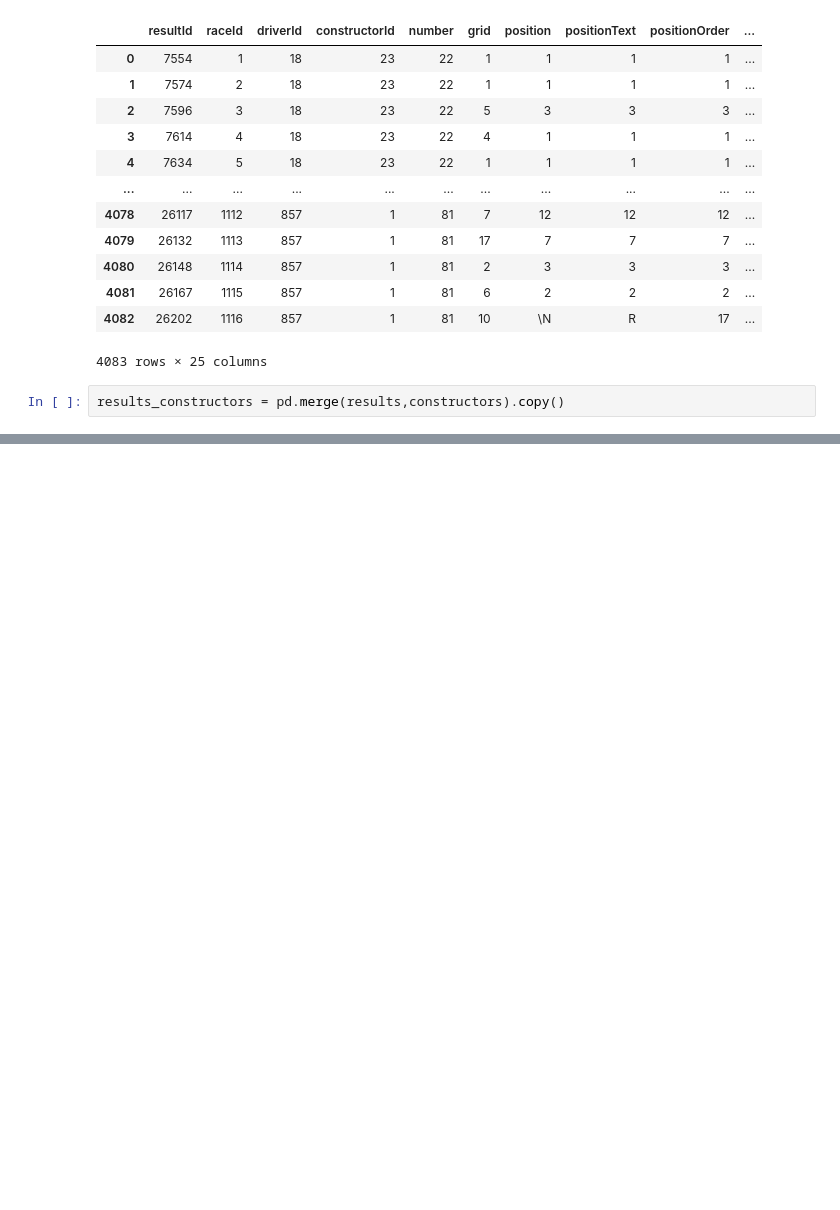
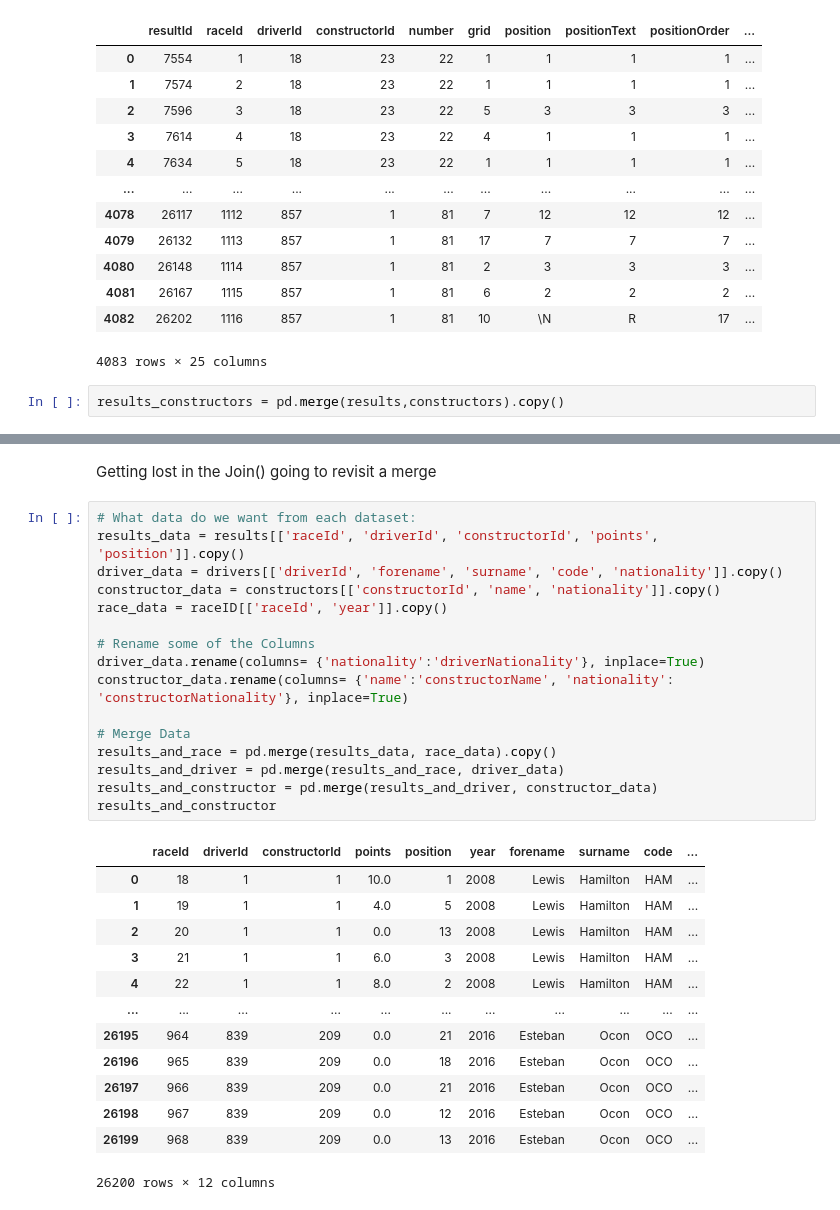
Before and after one commit to OneMoreDavid/f1-goat, a Jupyter notebook: initial-analysis.ipynb, the cells around one changed output, grey strips where cells are left out. Drawn from its saved outputs; the diff is of its cells as text; blank space fills up the shorter version.

```diff
--- a/initial-analysis.ipynb
+++ b/initial-analysis.ipynb
@@ -220,0 +279,32 @@ results_constructors = pd.merge(results,constructors).copy()
+# %% [markdown]
+Getting lost in the Join() going to revisit a merge
+# %%
+# What data do we want from each dataset:
+results_data = results[['raceId', 'driverId', 'constructorId', 'points', 'position']].copy()
+driver_data = drivers[['driverId', 'forename', 'surname', 'code', 'nationality']].copy()
+constructor_data = constructors[['constructorId', 'name', 'nationality']].copy()
+race_data = raceID[['raceId', 'year']].copy()
+
+# Rename some of the Columns
+driver_data.rename(columns= {'nationality':'driverNationality'}, inplace=True)
+constructor_data.rename(columns= {'name':'constructorName', 'nationality': 'constructorNationality'}, inplace=True)
+
+# Merge Data
+results_and_race = pd.merge(results_data, race_data).copy()
+results_and_driver = pd.merge(results_and_race, driver_data)
+results_and_constructor = pd.merge(results_and_driver, constructor_data)
+results_and_constructor
+# %% [output]
+|  | raceId | driverId | constructorId | points | position | year | forename | surname | code | ... |
+| 0 | 18 | 1 | 1 | 10.0 | 1 | 2008 | Lewis | Hamilton | HAM | ... |
+| 1 | 19 | 1 | 1 | 4.0 | 5 | 2008 | Lewis | Hamilton | HAM | ... |
+| 2 | 20 | 1 | 1 | 0.0 | 13 | 2008 | Lewis | Hamilton | HAM | ... |
+| 3 | 21 | 1 | 1 | 6.0 | 3 | 2008 | Lewis | Hamilton | HAM | ... |
+| 4 | 22 | 1 | 1 | 8.0 | 2 | 2008 | Lewis | Hamilton | HAM | ... |
+| ... | ... | ... | ... | ... | ... | ... | ... | ... | ... | ... |
+| 26195 | 964 | 839 | 209 | 0.0 | 21 | 2016 | Esteban | Ocon | OCO | ... |
+| 26196 | 965 | 839 | 209 | 0.0 | 18 | 2016 | Esteban | Ocon | OCO | ... |
+| 26197 | 966 | 839 | 209 | 0.0 | 21 | 2016 | Esteban | Ocon | OCO | ... |
+| 26198 | 967 | 839 | 209 | 0.0 | 12 | 2016 | Esteban | Ocon | OCO | ... |
+| 26199 | 968 | 839 | 209 | 0.0 | 13 | 2016 | Esteban | Ocon | OCO | ... |
+26200 rows × 12 columns
```
Also changed, not shown: parts of 12 cells of this notebook.
